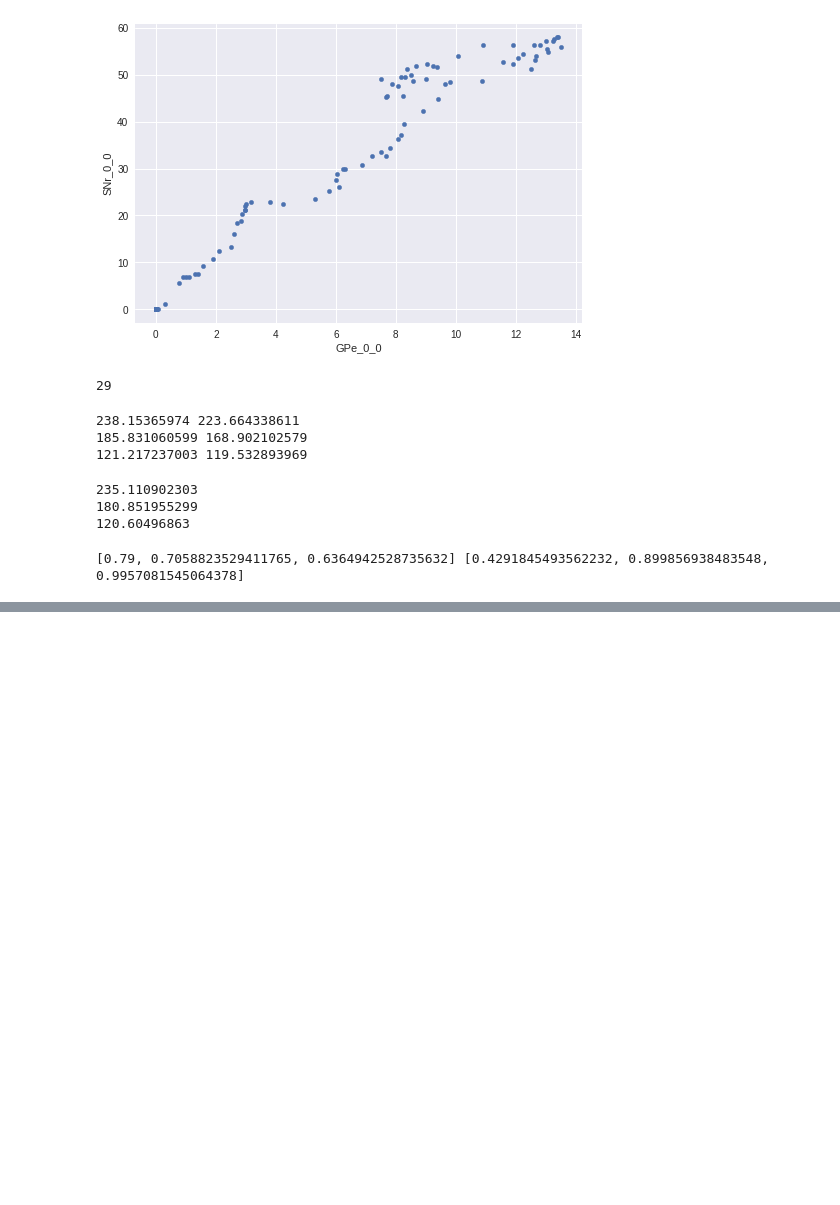
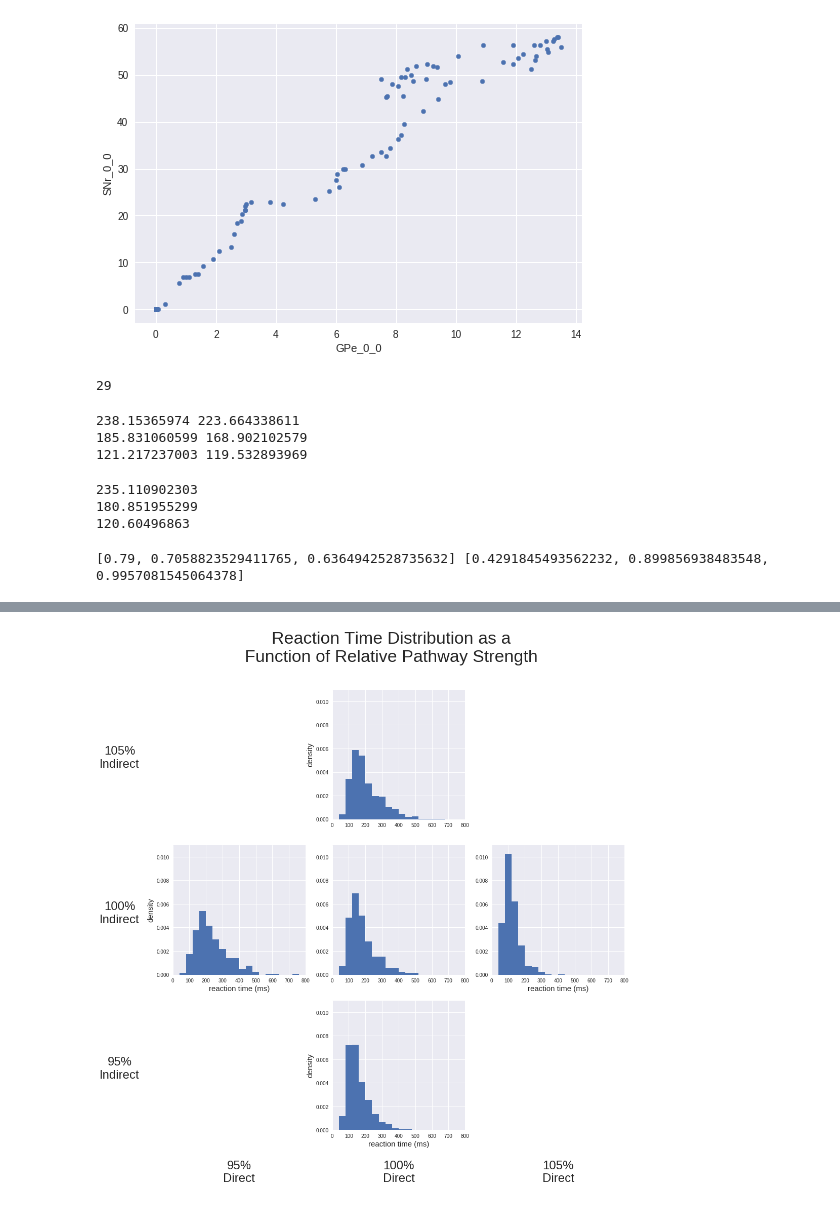
Before and after one commit to CoAxLab/CBGT, a Jupyter notebook: netinv.ipynb, the cells around one changed output, grey strips where cells are left out. Cells and saved outputs as stored; diff of their text form; code cells hidden in the pictures; blank space fills up the shorter version.

```diff
--- a/netinv.ipynb
+++ b/netinv.ipynb
@@ -138,0 +161,32 @@ for sn in range(3):
+# %%
+f, ax = plt.subplots(3, 3, figsize=(16,16))
+pd.Series(allreact[0]).hist(bins=25, range=[0,1000], ax=ax[1,0], normed=True)
+pd.Series(highindir).hist(bins=25, range=[0,1000], ax=ax[0,1], normed=True)
+pd.Series(midindir).hist(bins=25, range=[0,1000], ax=ax[1,1], normed=True)
+pd.Series(lowindir).hist(bins=25, range=[0,1000], ax=ax[2,1], normed=True)
+pd.Series(allreact[2]).hist(bins=25, range=[0,1000], ax=ax[1,2], normed=True)
+ax[0,0].axis('off')
+ax[0,1].axis([0,800,0,.011])
+ax[0,1].text(-1.6,.4,"105%\nIndirect",fontsize=24,horizontalalignment='center',transform=ax[0,1].transAxes)
+ax[0,2].axis('off')
+ax[1,0].axis([0,800,0,.011])
+ax[1,0].text(.5,-1.6,"95%\nDirect",fontsize=24,horizontalalignment='center',transform=ax[1,0].transAxes)
+ax[1,1].axis([0,800,0,.011])
+ax[1,1].text(.5,-1.6,"100%\nDirect",fontsize=24,horizontalalignment='center',transform=ax[1,1].transAxes)
+ax[1,1].text(-1.6,.4,"100%\nIndirect",fontsize=24,horizontalalignment='center',transform=ax[1,1].transAxes)
+ax[1,2].axis([0,800,0,.011])
+ax[1,2].text(.5,-1.6,"105%\nDirect",fontsize=24,horizontalalignment='center',transform=ax[1,2].transAxes)
+ax[2,0].axis('off')
+ax[2,1].axis([0,800,0,.011])
+ax[2,1].text(-1.6,.4,"95%\nIndirect",fontsize=24,horizontalalignment='center',transform=ax[2,1].transAxes)
+ax[2,2].axis('off')
+ax[1,0].set_ylabel('density',fontsize=15)
+ax[0,1].set_ylabel('density',fontsize=15)
+ax[2,1].set_ylabel('density',fontsize=15)
+ax[2,1].set_xlabel('reaction time (ms)',fontsize=15)
+ax[1,0].set_xlabel('reaction time (ms)',fontsize=15)
+ax[1,2].set_xlabel('reaction time (ms)',fontsize=15)
+plt.suptitle("Reaction Time Distribution as a\nFunction of Relative Pathway Strength",fontsize=34)
+plt.savefig('/home/mclapp/RTs_all%.png')
+# %% [output]
+[figure, added]
```
Also changed, not shown: parts of 13 cells of this notebook, 4 other files.
